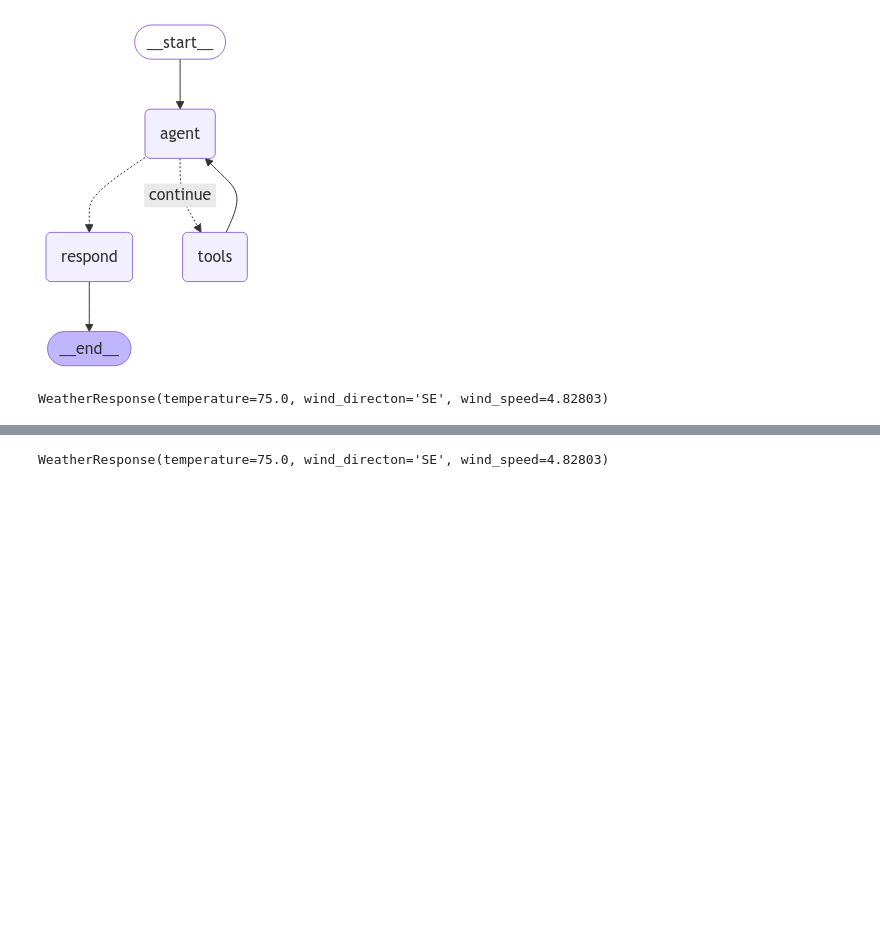
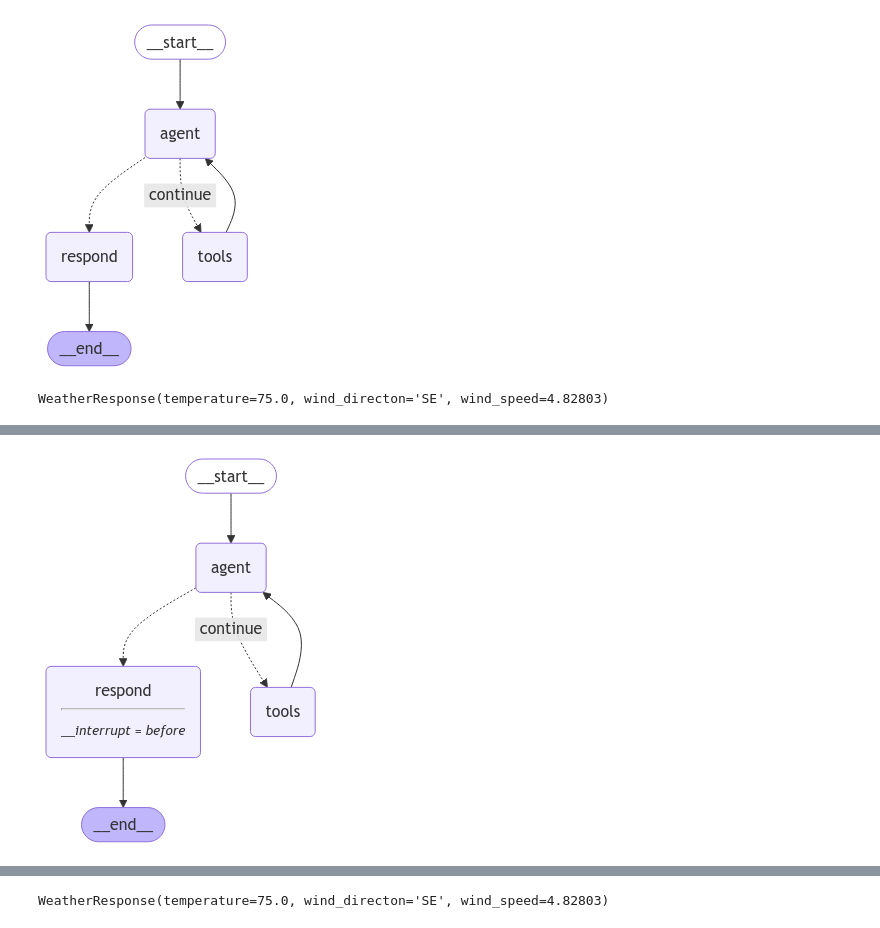
Before and after one commit to cris96spa/llm-agents, a Jupyter notebook: notebooks/llm_agents_aperitech.ipynb, the cells around one changed output, grey strips where cells are left out. Saved outputs shown, nothing was run; the diff lists cells and outputs as text; code cells hidden in the pictures; blank space fills up the shorter version.

Commit message:
Memory, Persistence and Human in the loop

```diff
--- a/notebooks/llm_agents_aperitech.ipynb
+++ b/notebooks/llm_agents_aperitech.ipynb
@@ -517,0 +667,79 @@ WeatherResponse(temperature=75.0, wind_directon='SE', wind_speed=4.82803)
+# %%
+# We can simply use the BaseModel we defined earlier as a tool for the structured output
+tools = [get_weather, WeatherResponse]
+
+# Force the model to use tools by passing tool_choice="any"
+model_with_response_tool = model.bind_tools(tools, tool_choice="any")
+
+
+# Define the function that calls the model.
+# This represent the agent node
+def call_model(state: BaseState):
+    response = model_with_response_tool.invoke(state.messages)
+    # We return a list, because this will get added to the existing list
+    return {"messages": [response]}
+
+
+# Define the function that responds to the user
+# This perform the actual parsing of the response, taking the parameters to initialize
+# the base model from the arguments of the last tool call
+def respond(state: BaseState):
+    # Construct the final answer from the arguments of the last tool call
+    response = WeatherResponse(**state.messages[-1].tool_calls[0]["args"])
+    # We return the final answer
+    return {"final_response": response}
+
+
+# Define the function that determins the conditional logic of the agent.
+def should_continue(state: BaseState):
+    messages = state.messages
+    last_message = messages[-1]
+    # If there is only one tool call and it is the response tool call we respond to the user
+    if (
+        len(last_message.tool_calls) == 1
+        and last_message.tool_calls[0]["name"] == "WeatherResponse"
+    ):
+        return "respond"
+    # Otherwise we will use the tool node again
+    else:
+        return "continue"
+
+
+# Define a new graph
+workflow = StateGraph(AgentState)
+
+# Define the two nodes we will cycle between
+workflow.add_node("agent", call_model)
+workflow.add_node("respond", respond)
+workflow.add_node("tools", ToolNode(tools))
+
+# Set the entrypoint as `agent`
+# This means that this node is the first one called
+workflow.set_entry_point("agent")
+
+# We now add a conditional edge
+workflow.add_conditional_edges(
+    "agent",
+    should_continue,
+    {
+        "continue": "tools",
+        "respond": "respond",
+    },
+)
+
+workflow.add_edge("tools", "agent")
+workflow.add_edge("respond", END)
+
+
+# Compile the graph with the checkpointer
+checkpointer = MemorySaver()
+graph = workflow.compile(checkpointer=checkpointer, interrupt_before=['respond'])
+display(
+    Image(
+        graph.get_graph().draw_mermaid_png()
+    )
+)
+
+# Define the configuration parameter
+# %% [output]
+[figure, added]
```
Also changed, not shown: parts of 21 cells of this notebook, 2 other files.
